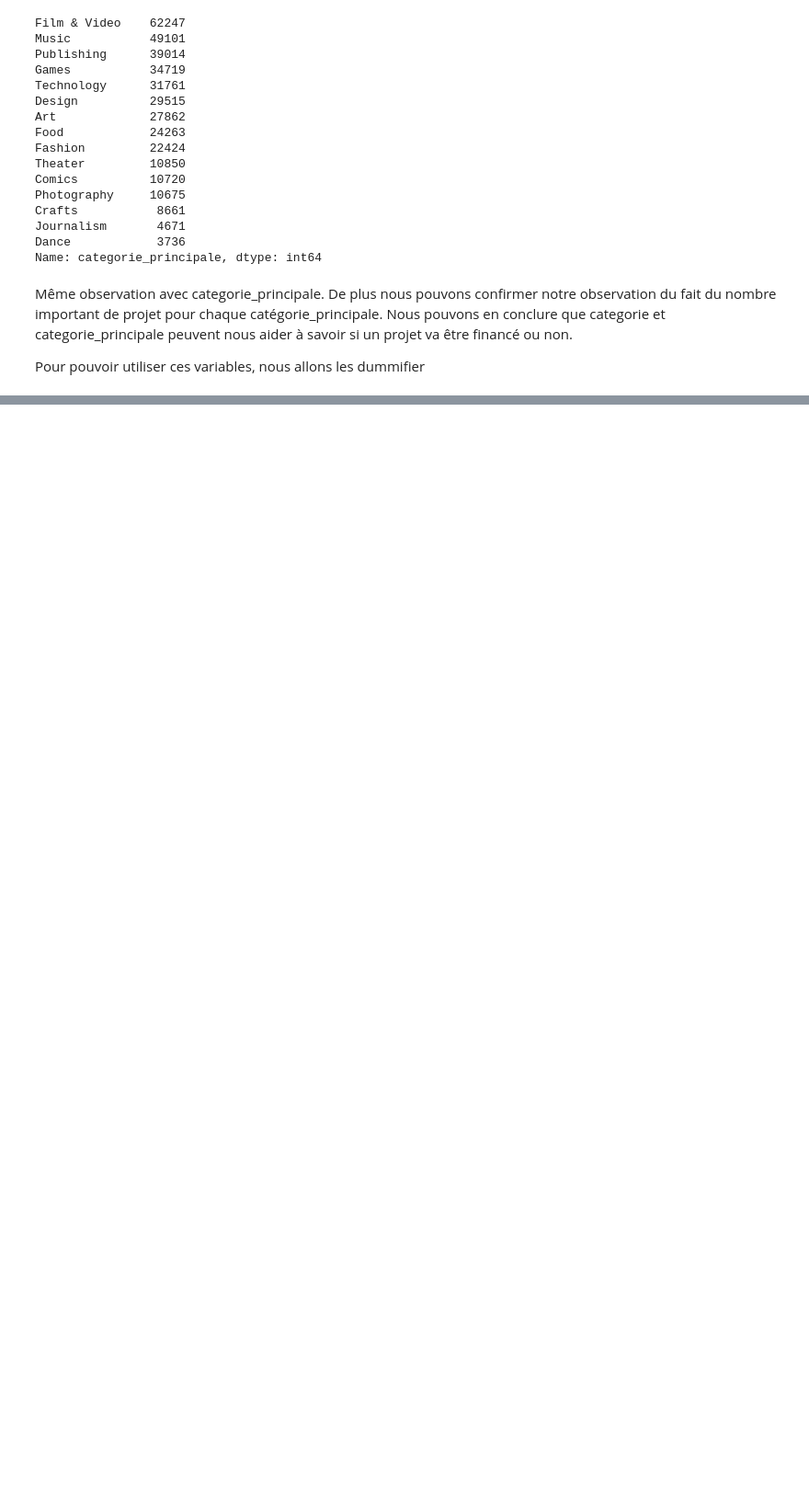
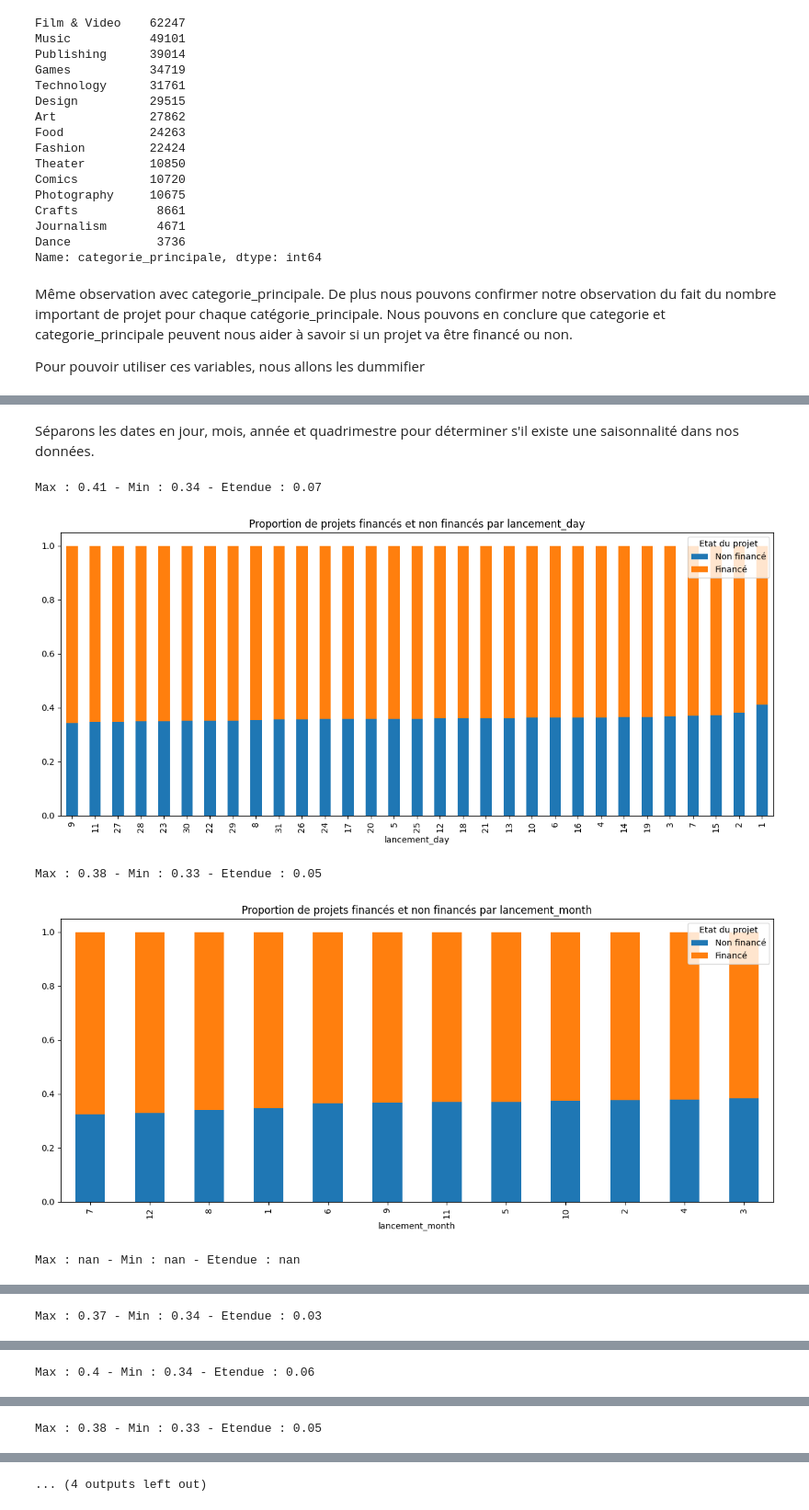
Before and after one commit to TheoKoess/Financement, a Jupyter notebook: Financement_Exploratory_Data_Analysis.ipynb, the cells around one changed output, grey strips where cells are left out. Shown at 92% size. Drawn from its saved outputs; the diff is of its cells as text; code cells hidden in the pictures; blank space fills up the shorter version.

```diff
--- a/Financement_Exploratory_Data_Analysis.ipynb
+++ b/Financement_Exploratory_Data_Analysis.ipynb
@@ -361,0 +354,4 @@ financement_df = pd.concat([financement_df.copy(), pd.get_dummies(financement_df
+# %%
+financement_df["lancement"] = pd.to_datetime(financement_df["lancement"])
+financement_df["date_butoire"] = pd.to_datetime(financement_df["date_butoire"])
+financement_df[["lancement", "date_butoire"]].dtypes
@@ -361,0 +362,2 @@ financement_df = pd.concat([financement_df.copy(), pd.get_dummies(financement_df
+# %% [markdown]
+Séparons les dates en jour, mois, année et quadrimestre pour déterminer s'il existe une saisonnalité dans nos données.
@@ -361,0 +383,33 @@ financement_df = pd.concat([financement_df.copy(), pd.get_dummies(financement_df
+# %%
+def plot_etat_proportion(df, variable, etat):
+
+    fig, ax = plt.subplots(figsize=(15, 6))
+
+    # Calcule la proportion de la variable de financement pour chaque valeur de la variable
+    proportions = df.groupby([variable, etat]).size().groupby(level=0).apply(lambda x: x / x.sum()).reset_index(name='proportion')
+
+    # Transforme le dataframe pour avoir les états de financement en colonnes
+    proportions[etat] = proportions[etat].map({0: "Non financé", 1: "Financé"})
+    proportions = proportions.pivot(index=variable, columns=etat, values="proportion").reset_index()
+    max_proportion_finance = round(max(proportions["Financé"]), 2)
+    min_proportion_finance = round(min(proportions["Financé"]), 2)
+    etendue_proportion_finance = round(max_proportion_finance - min_proportion_finance, 2)
+    print("Max :", max_proportion_finance, "- Min :", min_proportion_finance, "- Etendue :", etendue_proportion_finance)
+
+    # Créé un graphique à barres empilées
+    ax = proportions.sort_values("Financé").plot(x=variable, kind='bar', stacked=True, ax=ax)
+
+    # Ajoute une légende et un titre
+    ax.legend(['Non financé', 'Financé'], title='Etat du projet')
+    ax.set_title(f'Proportion de projets financés et non financés par {variable}')
+
+    plt.show()
+# %%
+for col in ['lancement_day', 'lancement_month', 'lancement_year', 'lancement_quarter', 'date_butoire_day', 'date_butoire_month', 'date_butoire_year', 'date_butoire_quarter']:
+    plot_etat_proportion(financement_df, col, "etat_int")
+# %% [output]
+Max : 0.41 - Min : 0.34 - Etendue : 0.07
+[figure, added]
+Max : 0.38 - Min : 0.33 - Etendue : 0.05
+[figure, added]
+Max : nan - Min : nan - Etendue : nan
@@ -361,0 +417 @@ financement_df = pd.concat([financement_df.copy(), pd.get_dummies(financement_df
+Max : 0.37 - Min : 0.34 - Etendue : 0.03
@@ -361,0 +419 @@ financement_df = pd.concat([financement_df.copy(), pd.get_dummies(financement_df
+Max : 0.4 - Min : 0.34 - Etendue : 0.06
@@ -361,0 +421 @@ financement_df = pd.concat([financement_df.copy(), pd.get_dummies(financement_df
+Max : 0.38 - Min : 0.33 - Etendue : 0.05
@@ -361,0 +423 @@ financement_df = pd.concat([financement_df.copy(), pd.get_dummies(financement_df
+... (4 outputs left out)
```
Also changed, not shown: parts of 42 cells of this notebook.
